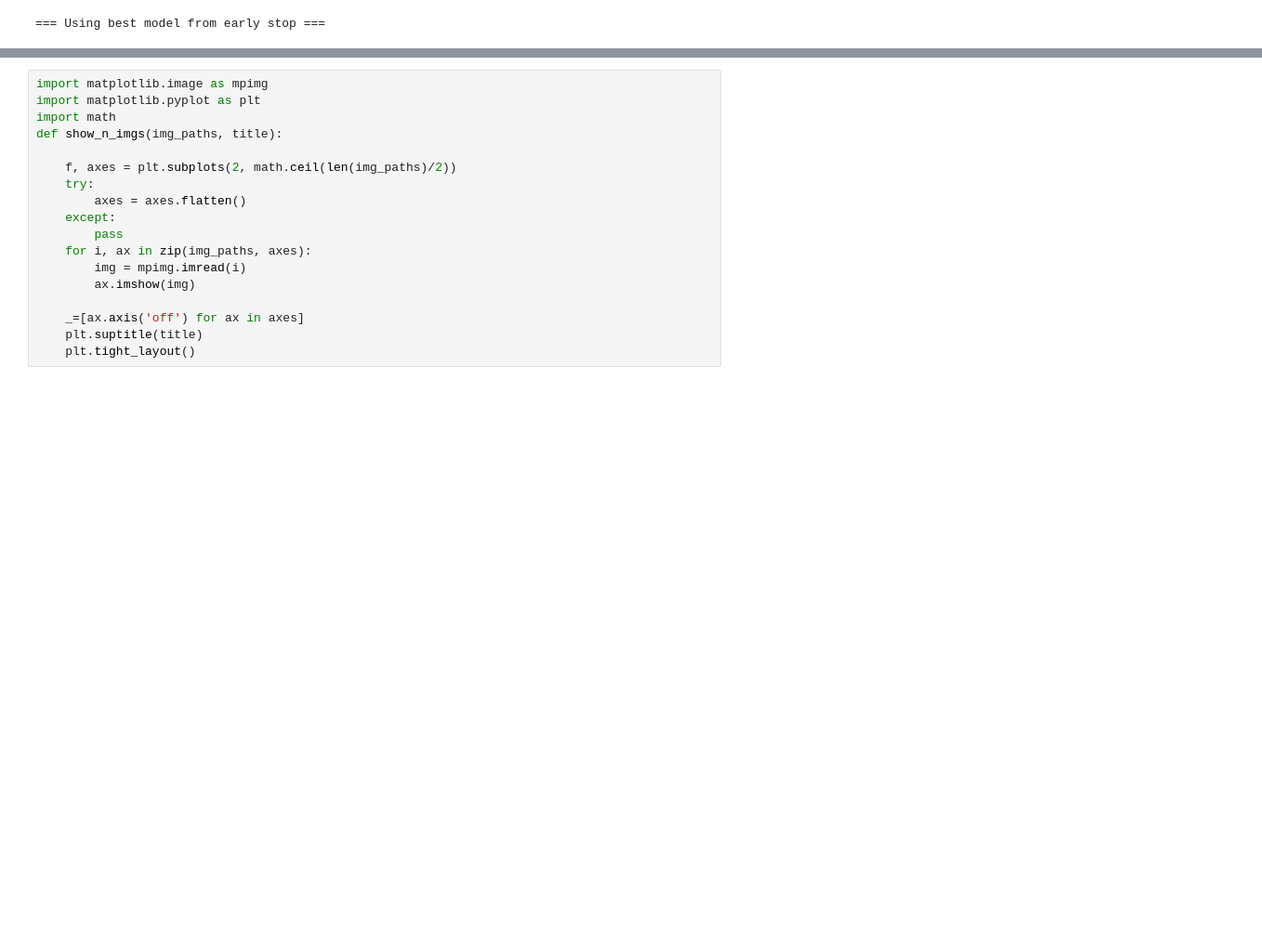
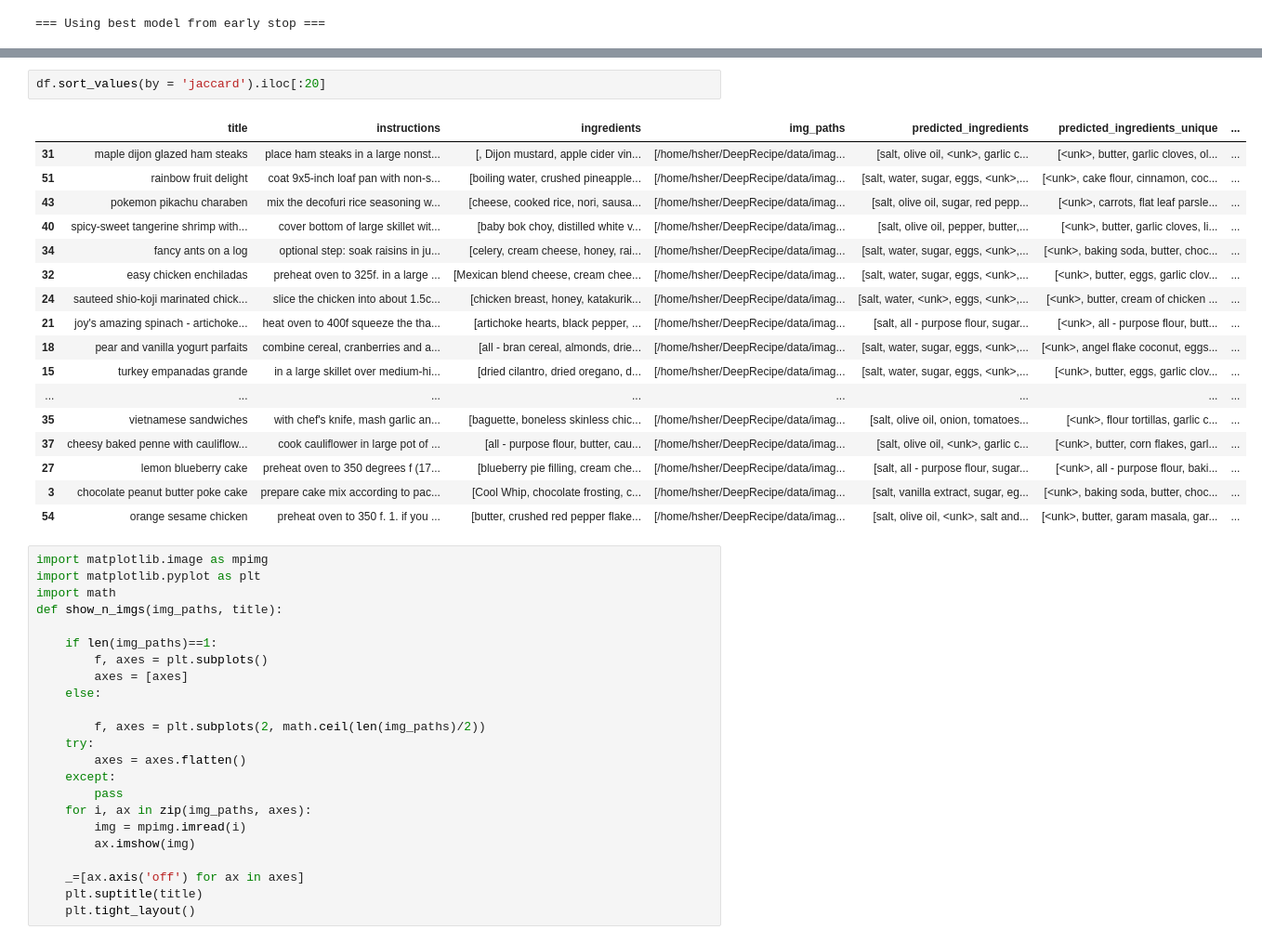
Before and after one commit to algaebrown/DeepRecipe, a Jupyter notebook: visualization.ipynb, the cells around one changed output, grey strips where cells are left out. Shown at 93% size. Drawn from its saved outputs; the diff is of its cells as text; blank space fills up the shorter version.

```diff
--- a/visualization.ipynb
+++ b/visualization.ipynb
@@ -33,10 +41,35 @@ df
+# %%
+df.sort_values(by = 'jaccard').iloc[:20]
+# %% [output]
+|  | title | instructions | ingredients | img_paths | predicted_ingredients | predicted_ingredients_unique | ... |
+| 31 | maple dijon glazed ham steaks | place ham steaks in a large nonst... | [, Dijon mustard, apple cider vin... | [/home/hsher/DeepRecipe/data/imag... | [salt, olive oil, <unk>, garlic c... | [<unk>, butter, garlic cloves, ol... | ... |
+| 51 | rainbow fruit delight | coat 9x5-inch loaf pan with non-s... | [boiling water, crushed pineapple... | [/home/hsher/DeepRecipe/data/imag... | [salt, water, sugar, eggs, <unk>,... | [<unk>, cake flour, cinnamon, coc... | ... |
+| 43 | pokemon pikachu charaben | mix the decofuri rice seasoning w... | [cheese, cooked rice, nori, sausa... | [/home/hsher/DeepRecipe/data/imag... | [salt, olive oil, sugar, red pepp... | [<unk>, carrots, flat leaf parsle... | ... |
+| 40 | spicy-sweet tangerine shrimp with... | cover bottom of large skillet wit... | [baby bok choy, distilled white v... | [/home/hsher/DeepRecipe/data/imag... | [salt, olive oil, pepper, butter,... | [<unk>, butter, garlic cloves, li... | ... |
+| 34 | fancy ants on a log | optional step: soak raisins in ju... | [celery, cream cheese, honey, rai... | [/home/hsher/DeepRecipe/data/imag... | [salt, water, sugar, eggs, <unk>,... | [<unk>, baking soda, butter, choc... | ... |
+| 32 | easy chicken enchiladas | preheat oven to 325f. in a large ... | [Mexican blend cheese, cream chee... | [/home/hsher/DeepRecipe/data/imag... | [salt, water, sugar, eggs, <unk>,... | [<unk>, butter, eggs, garlic clov... | ... |
+| 24 | sauteed shio-koji marinated chick... | slice the chicken into about 1.5c... | [chicken breast, honey, katakurik... | [/home/hsher/DeepRecipe/data/imag... | [salt, water, <unk>, eggs, <unk>,... | [<unk>, butter, cream of chicken ... | ... |
+| 21 | joy's amazing spinach - artichoke... | heat oven to 400f squeeze the tha... | [artichoke hearts, black pepper, ... | [/home/hsher/DeepRecipe/data/imag... | [salt, all - purpose flour, sugar... | [<unk>, all - purpose flour, butt... | ... |
+| 18 | pear and vanilla yogurt parfaits | combine cereal, cranberries and a... | [all - bran cereal, almonds, drie... | [/home/hsher/DeepRecipe/data/imag... | [salt, water, sugar, eggs, <unk>,... | [<unk>, angel flake coconut, eggs... | ... |
+| 15 | turkey empanadas grande | in a large skillet over medium-hi... | [dried cilantro, dried oregano, d... | [/home/hsher/DeepRecipe/data/imag... | [salt, water, sugar, eggs, <unk>,... | [<unk>, butter, eggs, garlic clov... | ... |
+| ... | ... | ... | ... | ... | ... | ... | ... |
+| 35 | vietnamese sandwiches | with chef's knife, mash garlic an... | [baguette, boneless skinless chic... | [/home/hsher/DeepRecipe/data/imag... | [salt, olive oil, onion, tomatoes... | [<unk>, flour tortillas, garlic c... | ... |
+| 37 | cheesy baked penne with cauliflow... | cook cauliflower in large pot of ... | [all - purpose flour, butter, cau... | [/home/hsher/DeepRecipe/data/imag... | [salt, olive oil, <unk>, garlic c... | [<unk>, butter, corn flakes, garl... | ... |
+| 27 | lemon blueberry cake | preheat oven to 350 degrees f (17... | [blueberry pie filling, cream che... | [/home/hsher/DeepRecipe/data/imag... | [salt, all - purpose flour, sugar... | [<unk>, all - purpose flour, baki... | ... |
+| 3 | chocolate peanut butter poke cake | prepare cake mix according to pac... | [Cool Whip, chocolate frosting, c... | [/home/hsher/DeepRecipe/data/imag... | [salt, vanilla extract, sugar, eg... | [<unk>, baking soda, butter, choc... | ... |
+| 54 | orange sesame chicken | preheat oven to 350 f. 1. if you ... | [butter, crushed red pepper flake... | [/home/hsher/DeepRecipe/data/imag... | [salt, olive oil, <unk>, salt and... | [<unk>, butter, garam masala, gar... | ... |
 # %%
 import matplotlib.image as mpimg
 import matplotlib.pyplot as plt
 import math
 def show_n_imgs(img_paths, title):
 
-    f, axes = plt.subplots(2, math.ceil(len(img_paths)/2))
+    if len(img_paths)==1:
+        f, axes = plt.subplots()
+        axes = [axes]
+    else:
+
+        f, axes = plt.subplots(2, math.ceil(len(img_paths)/2))
     try:
         axes = axes.flatten()
     except:
```
Also changed, not shown: parts of 7 cells of this notebook, 3 other files.
